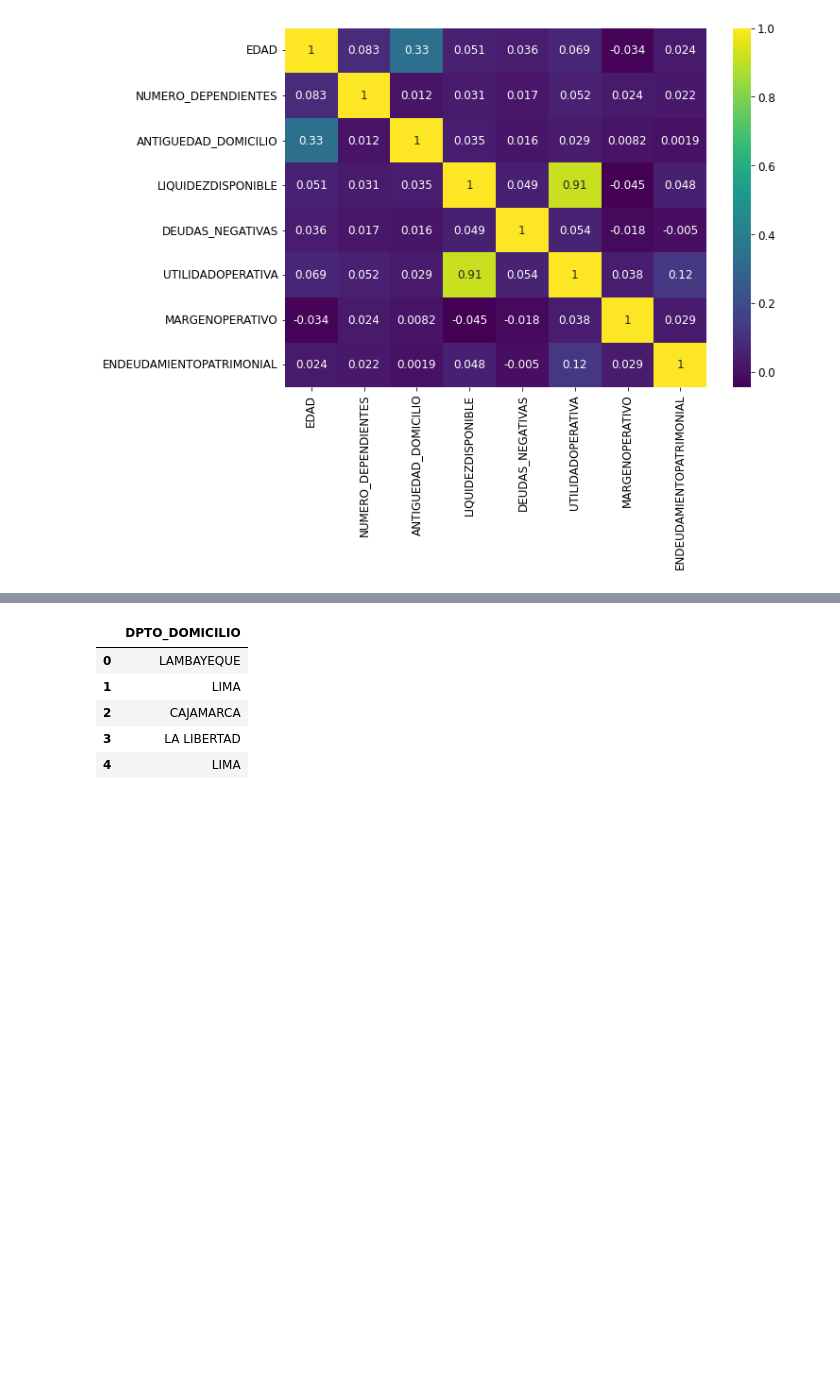
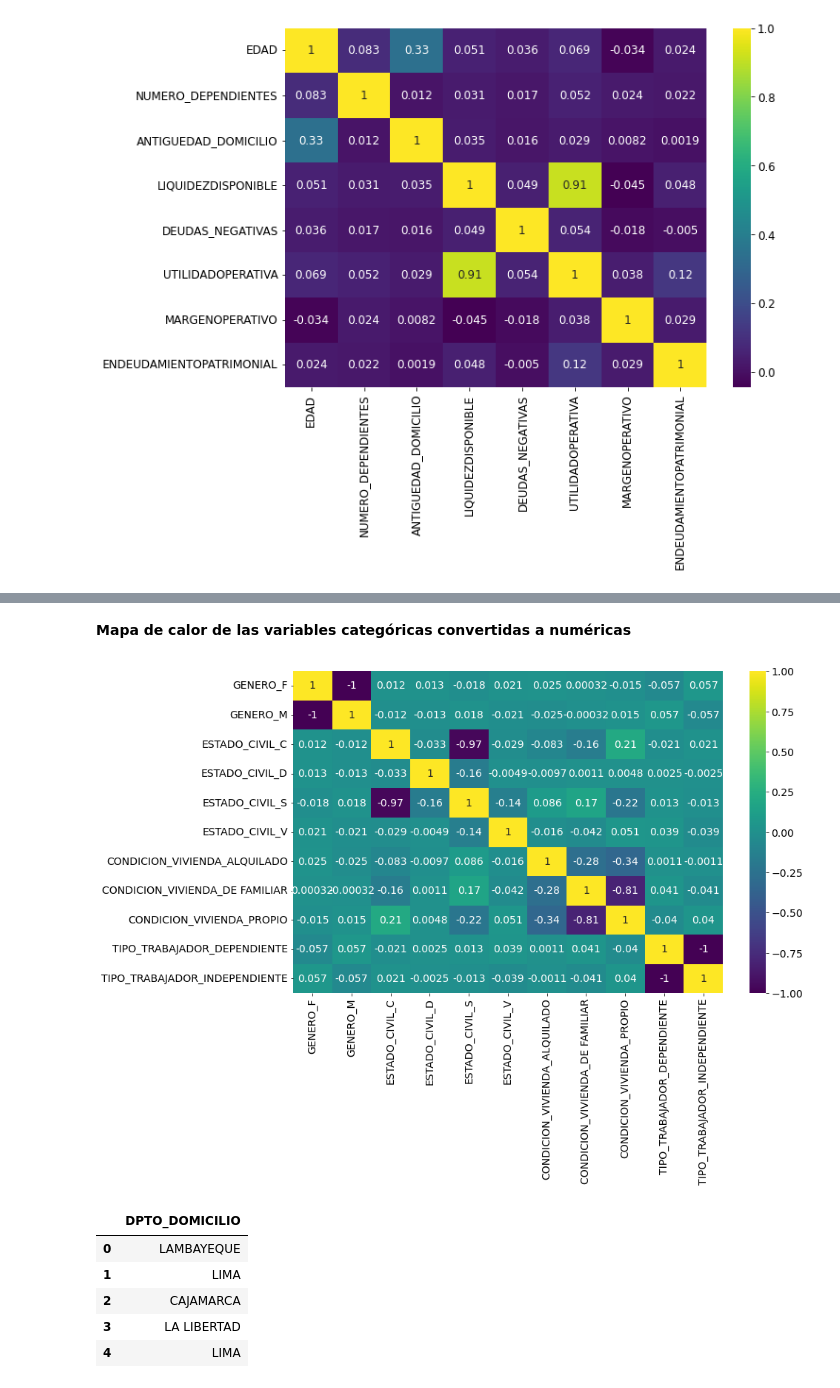
Before and after one commit to MiguelAngelTinocoArroyo/DataAnalytics, a Jupyter notebook: Source/Proyecto.ipynb, the cells around one changed output, grey strips where cells are left out. Saved outputs shown, nothing was run; the diff lists cells and outputs as text; code cells hidden in the pictures; blank space fills up the shorter version.

```diff
--- a/Source/Proyecto.ipynb
+++ b/Source/Proyecto.ipynb
@@ -224,0 +227,8 @@ plt.show()
+# %%
+# Pasando las variables categóricas a numéricas
+
+lista_categóticos = ['GENERO','ESTADO_CIVIL','CONDICION_VIVIENDA','TIPO_TRABAJADOR']
+data_categorica = copy.copy(df[lista_categóticos])
+
+one_hot_enc = pd.get_dummies(data_categorica)
+one_hot_enc.head()
@@ -225,3 +244,15 @@ plt.show()
+# %% [markdown]
+**Mapa de calor de las variables categóricas convertidas a numéricas**
+# %%
+plt.rcParams['figure.figsize']= 13,8
+plt.rcParams['font.size'] = 14
+
+df_small = df1.iloc[:,:11]
+correlation = df_small.corr()
+sns.heatmap(correlation, annot = True, cmap = sns.color_palette('viridis', as_cmap=True))
+plt.show()
+# %% [output]
+[figure, added]
 # %%
 # Almacenando los datos de departamento en un arreglo
 departamento = ['DPTO_DOMICILIO']
```
Also changed, not shown: parts of 26 cells of this notebook.
